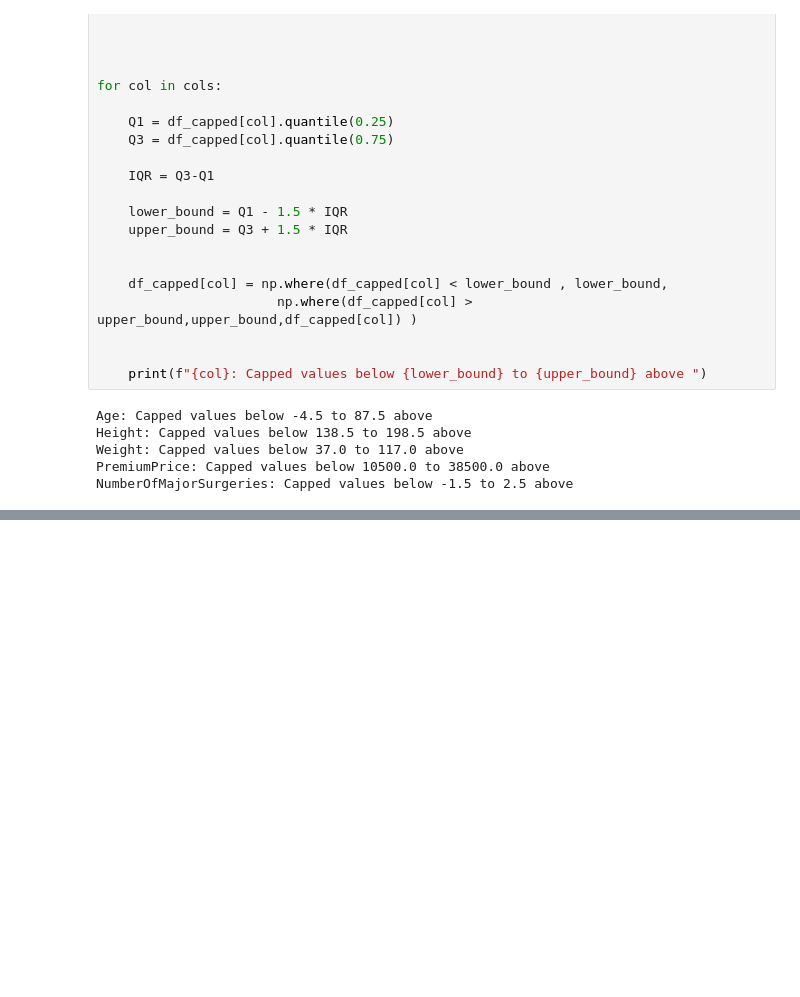
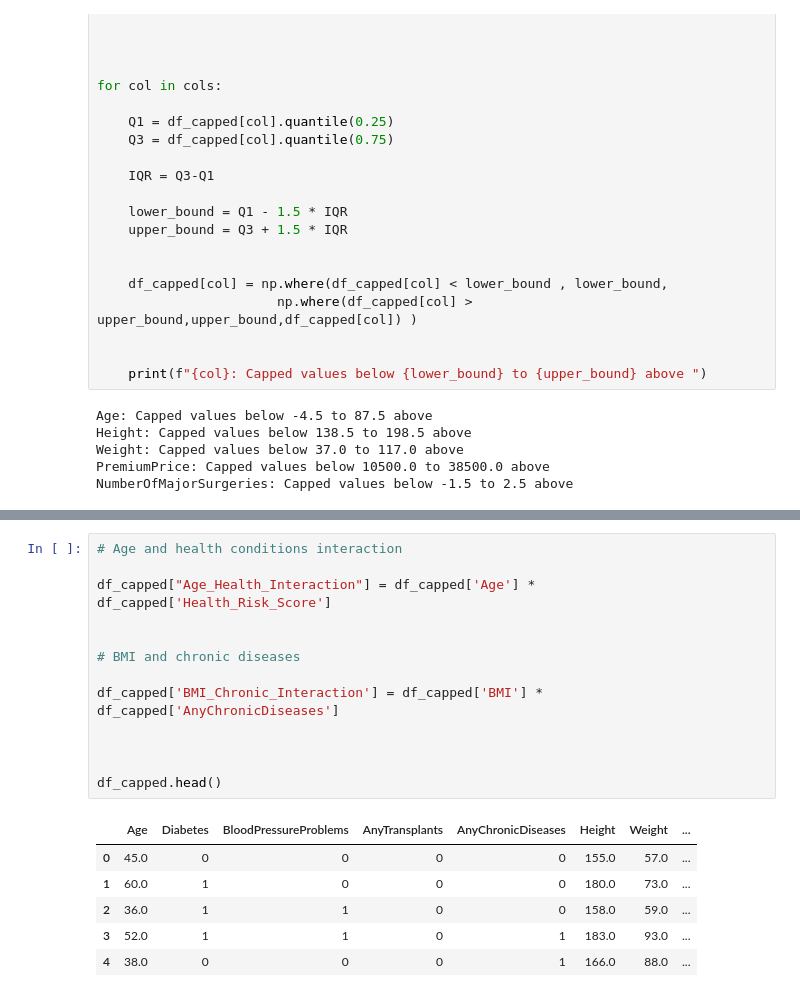
Before and after one commit to Somitav/insurance_cost_prediction, a Jupyter notebook: backend/EDA.ipynb, the cells around one changed output, grey strips where cells are left out. Saved outputs shown, nothing was run; the diff lists cells and outputs as text; blank space fills up the shorter version.

```diff
--- a/backend/EDA.ipynb
+++ b/backend/EDA.ipynb
@@ -256,0 +296,20 @@ NumberOfMajorSurgeries: Capped values below -1.5 to 2.5 above
+# %%
+# Age and health conditions interaction
+
+df_capped["Age_Health_Interaction"] = df_capped['Age'] * df_capped['Health_Risk_Score']
+
+
+# BMI and chronic diseases
+
+df_capped['BMI_Chronic_Interaction'] = df_capped['BMI'] * df_capped['AnyChronicDiseases']
+
+
+
+df_capped.head()
+# %% [output]
+|  | Age | Diabetes | BloodPressureProblems | AnyTransplants | AnyChronicDiseases | Height | Weight | ... |
+| 0 | 45.0 | 0 | 0 | 0 | 0 | 155.0 | 57.0 | ... |
+| 1 | 60.0 | 1 | 0 | 0 | 0 | 180.0 | 73.0 | ... |
+| 2 | 36.0 | 1 | 1 | 0 | 0 | 158.0 | 59.0 | ... |
+| 3 | 52.0 | 1 | 1 | 0 | 1 | 183.0 | 93.0 | ... |
+| 4 | 38.0 | 0 | 0 | 0 | 1 | 166.0 | 88.0 | ... |
```
Also changed, not shown: parts of 10 cells of this notebook.
